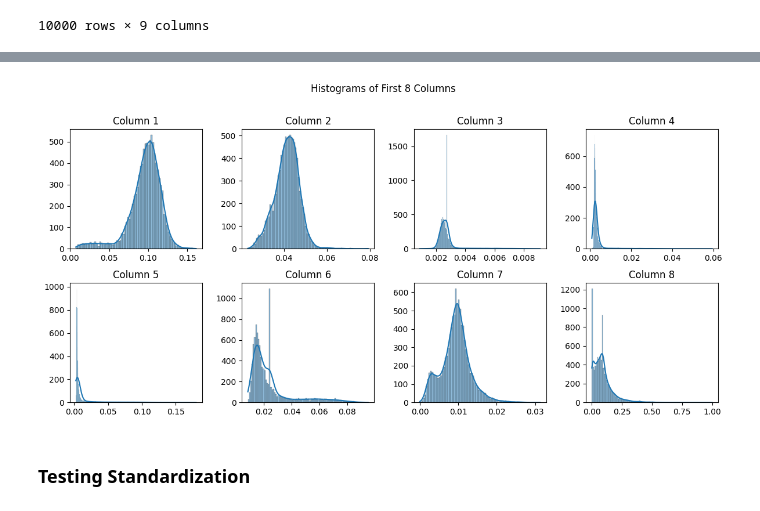
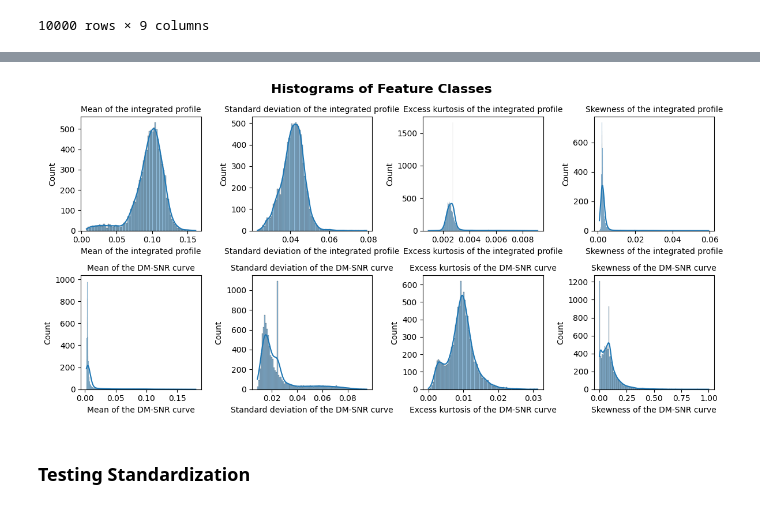
Before and after one commit to dandex200/COMP47490_Machine_Learning, a Jupyter notebook: Assignment_1/ML_A1.ipynb, the cells around one changed output, grey strips where cells are left out. Cells and saved outputs as stored; diff of their text form; code cells hidden in the pictures.

```diff
--- a/Assignment_1/ML_A1.ipynb
+++ b/Assignment_1/ML_A1.ipynb
@@ -275,23 +275,16 @@ df.describe()
 | 75% | 127.015625 | 50.970903 | 0.477388 | 0.924850 | ... |
 | max | 189.734375 | 91.808628 | 8.069522 | 68.101622 | ... |
 # %%
+#Creating a subplot with fig, ax
 fig, axes = plt.subplots(2, 4, figsize=(12, 6))
-fig.suptitle('Histograms of First 8 Columns')
+fig.suptitle('Histograms of Feature Classes', fontweight='bold', fontsize=16)
 
-# Loop through the first 8 columns and create histograms
-for i, column in enumerate(df.columns[:8]):
-    row, col = i // 4, i % 4  # Calculate the row and column for the subplot
-    ax = axes[row, col]  # Get the corresponding axis
-
-    sns.histplot(df[column], kde=True, ax=ax)
-    ax.set_title(f'Column {i+1}')
-    ax.set_xlabel('')
-    ax.set_ylabel('')
-
-# Adjust layout
-plt.tight_layout()
-plt.subplots_adjust(top=0.85)
-
-# Show the plot
+for i, column in enumerate(df.columns[:8]):#Loop through the first 8 columns and create histograms
+    row, col = i // 4, i % 4 #Calculate the row and column for the subplot
+    ax = axes[row, col] #Get the axis
+    sns.histplot(df[column], kde=True, ax=ax) #Using a Seaborn Histogram for each column
+    #ax.set_title(f'Column {i+1}') #Setting title to column title + Column Number
+    ax.set_title(column, fontsize=10) #Setting title to column title
+plt.tight_layout() #Tightening the layout
 plt.show()
 # %% [output]
@@ -344,27 +337,22 @@ df_normalized.describe()
 | 75% | 0.108751 | 0.045052 | 0.002756 | 0.003130 | ... |
 | max | 0.161287 | 0.079259 | 0.009115 | 0.059401 | ... |
 # %%
+#Creating a subplot with fig, ax
 fig, axes = plt.subplots(2, 4, figsize=(12, 6))
-fig.suptitle('Histograms of First 8 Columns')
+fig.suptitle('Histograms of Feature Classes', fontweight='bold', fontsize=16)
 
-# Loop through the first 8 columns and create histograms
-for i, column in enumerate(df_normalized.columns[:8]):
+for i, column in enumerate(df_normalized.columns[:8]): # Loop through the first 8 columns and create histograms
     row, col = i // 4, i % 4  # Calculate the row and column for the subplot
-    ax = axes[row, col]  # Get the corresponding axis
+    ax = axes[row, col]  #Get the axis
+    sns.histplot(df_normalized[column], kde=True, ax=ax)
+    ax.set_title(column, fontsize=10) #Setting title to column title
 
-    sns.histplot(df_normalized[column], kde=True, ax=ax)
-    ax.set_title(f'Column {i+1}')
-    ax.set_xlabel('')
-    ax.set_ylabel('')
-
-# Adjust layout
-plt.tight_layout()
-plt.subplots_adjust(top=0.85)
+plt.tight_layout() #Tightening the layout
 
 # Show the plot
 plt.show()
 # %% [output]
-[figure, old version]
+[figure, new version]
 # %% [markdown]
 ### Testing Standardization
 # %%
```
Also changed, not shown: parts of 22 cells of this notebook.
